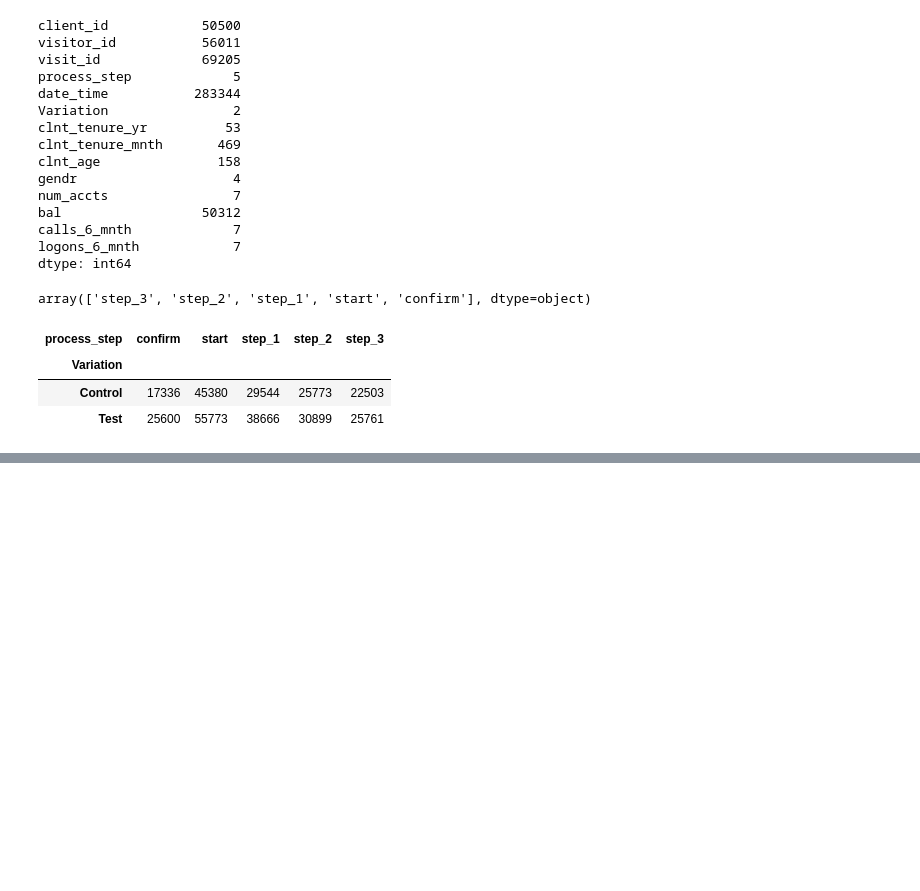
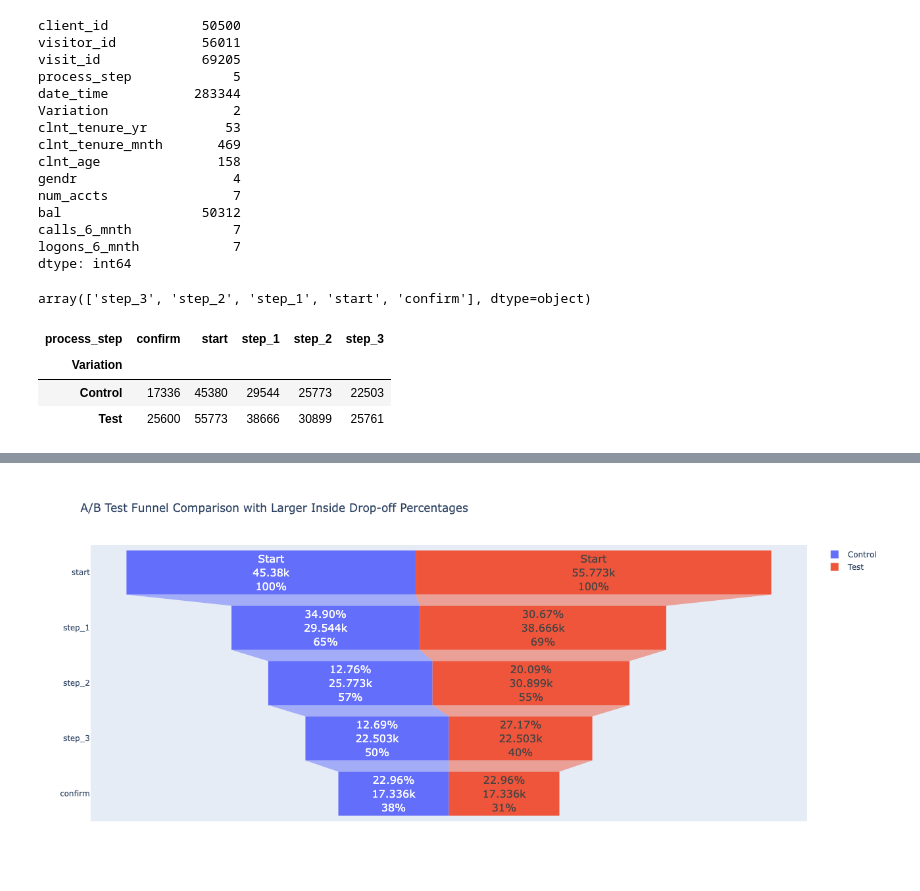
Before and after one commit to PaolaGaray/vanguard-ab-test, a Jupyter notebook: notebooks/cleaning_digital_footprints_df.ipynb, the cells around one changed output, grey strips where cells are left out. Cells and saved outputs as stored; diff of their text form; code cells hidden in the pictures; blank space fills up the shorter version.

```diff
--- a/notebooks/cleaning_digital_footprints_df.ipynb
+++ b/notebooks/cleaning_digital_footprints_df.ipynb
@@ -317,0 +341,14 @@ display(observation_counts)
+# %%
+def calculate_dropoff_percentages(funnel):
+    dropoffs = []
+    for i in range(1, len(funnel)):
+        dropoff = (funnel[i-1] - funnel[i]) / funnel[i-1] * 100
+        dropoffs.append(dropoff)
+    return dropoffs
+
+# Calculate drop-off percentages
+control_dropoffs = calculate_dropoff_percentages(control)
+test_dropoffs = calculate_dropoff_percentages(test)
+
+# Display the drop-off percentages
+control_dropoffs, test_dropoffs
@@ -317,0 +364,56 @@ display(observation_counts)
+# %%
+import plotly.graph_objects as go
+
+# Function to calculate drop-off percentages
+def calculate_dropoff_percentages(funnel):
+    dropoffs = []
+    for i in range(1, len(funnel)):
+        dropoff = (funnel[i-1] - funnel[i]) / funnel[i-1] * 100
+        dropoffs.append(f"{dropoff:.2f}%")
+    dropoffs.insert(0, "Start")  # No drop-off for the first step
+    return dropoffs
+
+# Data
+stages = ['start', 'step_1', 'step_2', 'step_3', 'confirm']
+control = [45380, 29544, 25773, 22503, 17336]  # Funnel A
+test = [55773, 38666, 30899, 22503, 17336]    # Funnel B
+
+# Calculate drop-off percentages
+control_dropoffs = calculate_dropoff_percentages(control)
+test_dropoffs = calculate_dropoff_percentages(test)
+
+# Create the funnel chart with larger figure size
+fig = go.Figure()
+
+# Funnel A with larger drop-off percentages inside the funnel
+fig.add_trace(go.Funnel(
+    name='Control',
+    y=stages,
+    x=control,
+    text=control_dropoffs,
+    textinfo="text+value+percent initial",
+    textposition="inside",
+    textfont=dict(size=18)  # Increase font size specifically for inside funnel
+))
+
+# Funnel B with larger drop-off percentages inside the funnel
+fig.add_trace(go.Funnel(
+    name='Test',
+    y=stages,
+    x=test,
+    text=test_dropoffs,
+    textinfo="text+value+percent initial",
+    textposition="inside",
+    textfont=dict(size=18)  # Increase font size specifically for inside funnel
+))
+
+# Increase the size of the figure to allow more space for text
+fig.update_layout(
+    title="A/B Test Funnel Comparison with Larger Inside Drop-off Percentages",
+    height=600,  # Increase height to make more room
+    width=800   # Increase width if necessary
+)
+
+fig.show()
+# %% [output]
+[figure, added]
```
Also changed, not shown: parts of 3 cells of this notebook, 18 other files.
